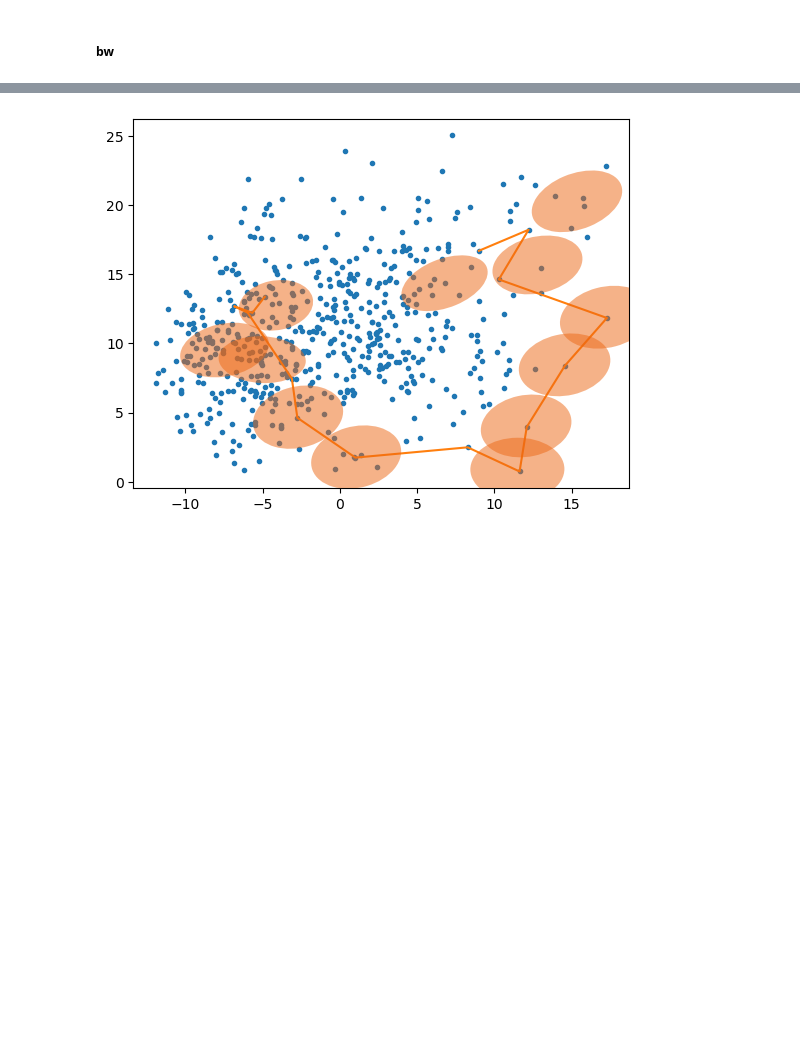
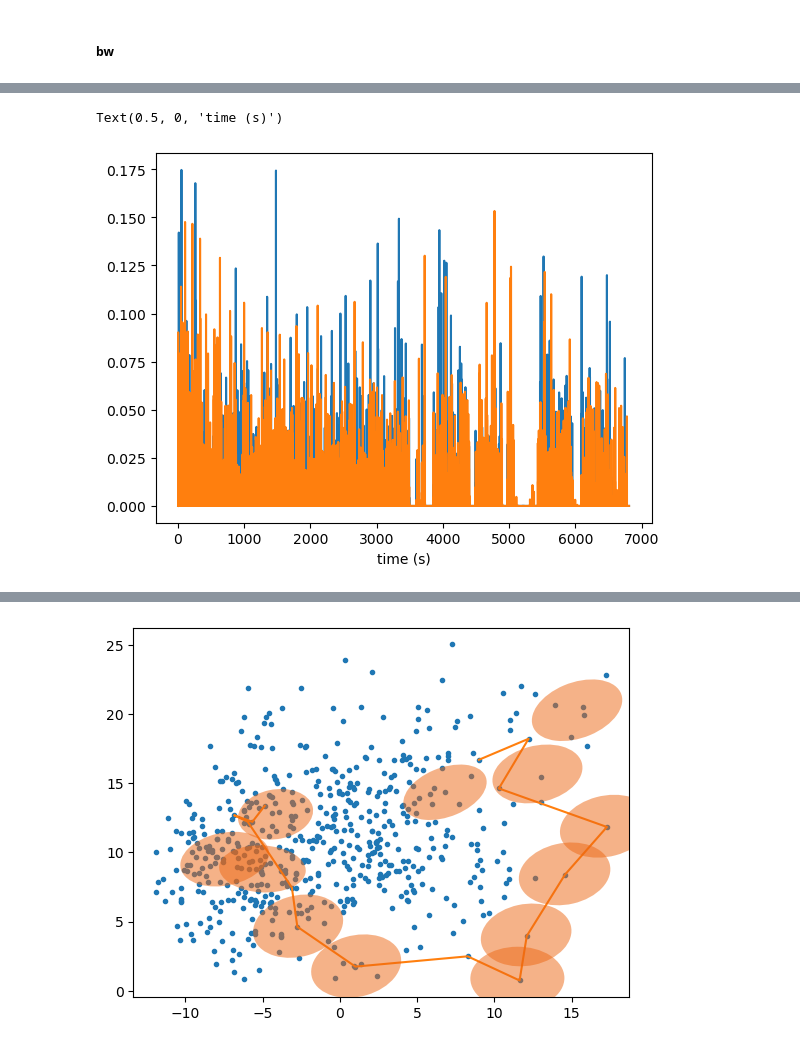
Before and after one commit to draeloslab/AdaptiveLatents, a Jupyter notebook: scripts/dataset_plots.ipynb, the cells around one changed output, grey strips where cells are left out. Drawn from its saved outputs; the diff is of its cells as text; code cells hidden in the pictures; blank space fills up the shorter version.

```diff
--- a/scripts/dataset_plots.ipynb
+++ b/scripts/dataset_plots.ipynb
@@ -177,0 +197,2 @@ br.run(limit=557,save=True)
+# %%
+beh[1:] =  * x
@@ -177,0 +211,11 @@ br.run(limit=557,save=True)
+# %%
+fig, ax = plt.subplots()
+inputs = beh[:-1]
+outputs = beh[1:]
+beta, res, _, _ = np.linalg.lstsq(inputs, outputs, rcond=None)
+ax.plot(t[1:],(inputs @ beta - outputs)**2);
+ax.set_xlabel("time (s)")
+ax.set_xlabel("square error")
+# %% [output]
+Text(0.5, 0, 'time (s)')
+[figure, added]
```
Also changed, not shown: parts of 9 cells of this notebook, 10 other files.
